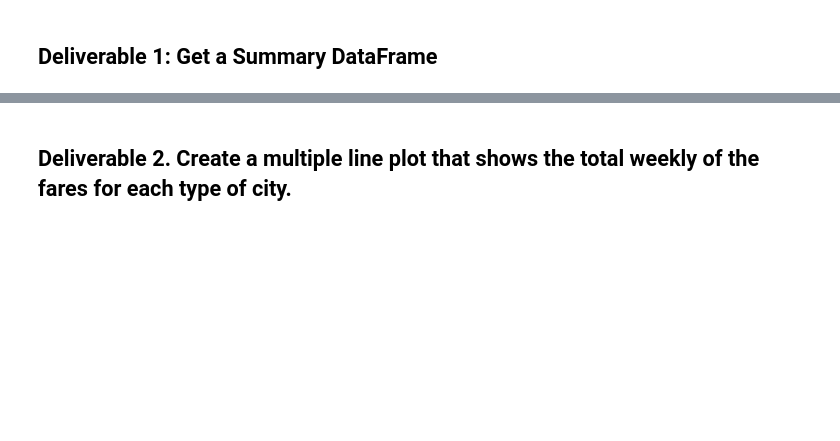
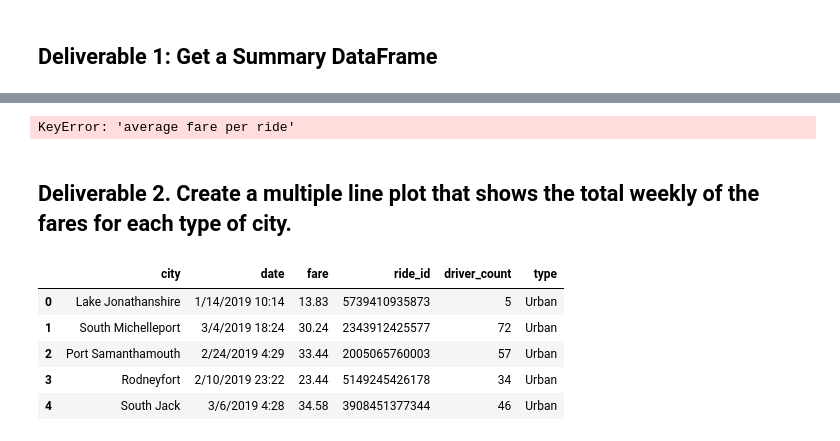
Before and after one commit to wanghen21/Assignment-5, a Jupyter notebook: PyBer_Challenge.ipynb, the cells around one changed output, grey strips where cells are left out. Cells and saved outputs as stored; diff of their text form; code cells hidden in the pictures; blank space fills up the shorter version.

```diff
--- a/PyBer_Challenge.ipynb
+++ b/PyBer_Challenge.ipynb
@@ -102,7 +149,26 @@ pyber_summary_df.index.name = None
+# %%
+#  8. Format the columns.
+
+pyber_summary_data_df["Total Fares"] = pyber_summary_data_df["Total Fares"].map("${:,.2f}".format)
+pyber_summary_data_df["Average Fare per ride"] = pyber_summary_data_df["average fare per ride"].map("${:,.2f}".format)
+pyber_summary_data_df["Average Fare per Driver"] = pyber_summary_data_df["average fare per driver"].map("${:,.2f}".format)
+
+pyber_summary_data_df
+# %% [output]
+KeyError: 'average fare per ride'
 # %% [markdown]
 ## Deliverable 2.  Create a multiple line plot that shows the total weekly of the fares for each type of city.
 # %%
 # 1. Read the merged DataFrame
+
+pyber_data_df.head()
+# %% [output]
+|  | city | date | fare | ride_id | driver_count | type |
+| 0 | Lake Jonathanshire | 1/14/2019 10:14 | 13.83 | 5739410935873 | 5 | Urban |
+| 1 | South Michelleport | 3/4/2019 18:24 | 30.24 | 2343912425577 | 72 | Urban |
+| 2 | Port Samanthamouth | 2/24/2019 4:29 | 33.44 | 2005065760003 | 57 | Urban |
+| 3 | Rodneyfort | 2/10/2019 23:22 | 23.44 | 5149245426178 | 34 | Urban |
+| 4 | South Jack | 3/6/2019 4:28 | 34.58 | 3908451377344 | 46 | Urban |
 # %%
 # 2. Using groupby() to create a new DataFrame showing the sum of the fares
 #  for each date where the indices are the city type and date.
```
Also changed, not shown: parts of 19 cells of this notebook.
